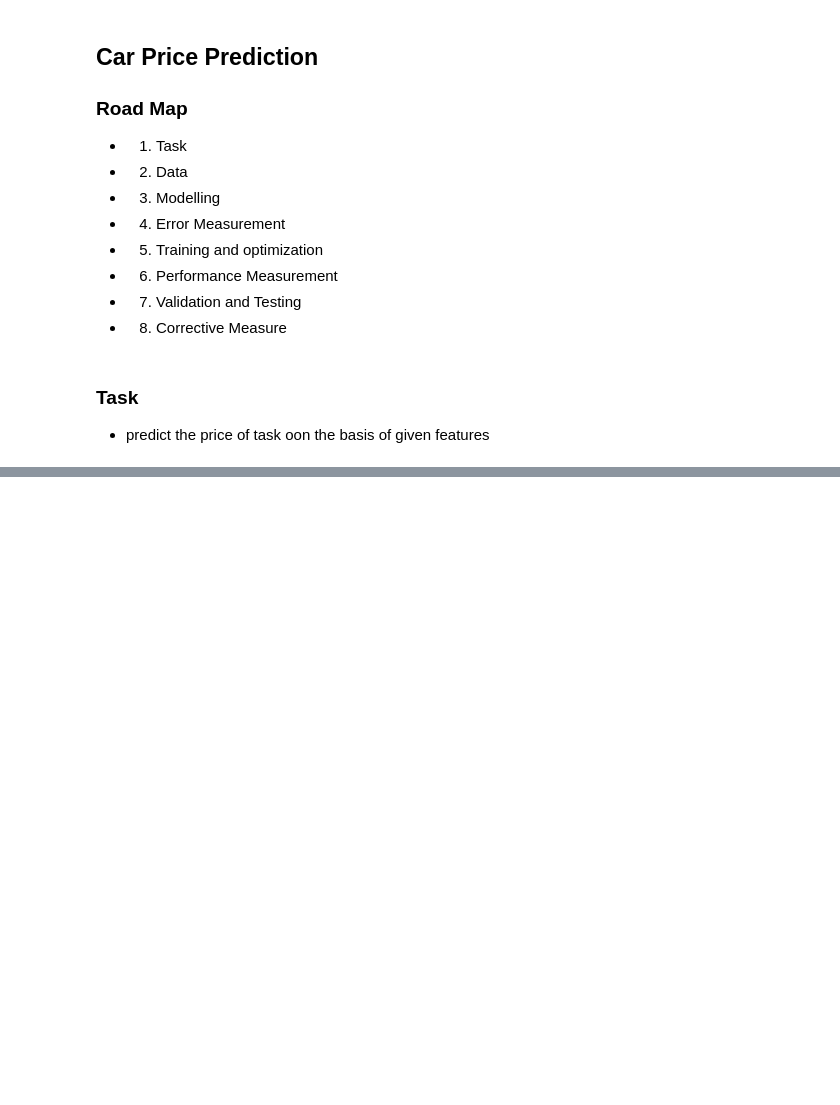
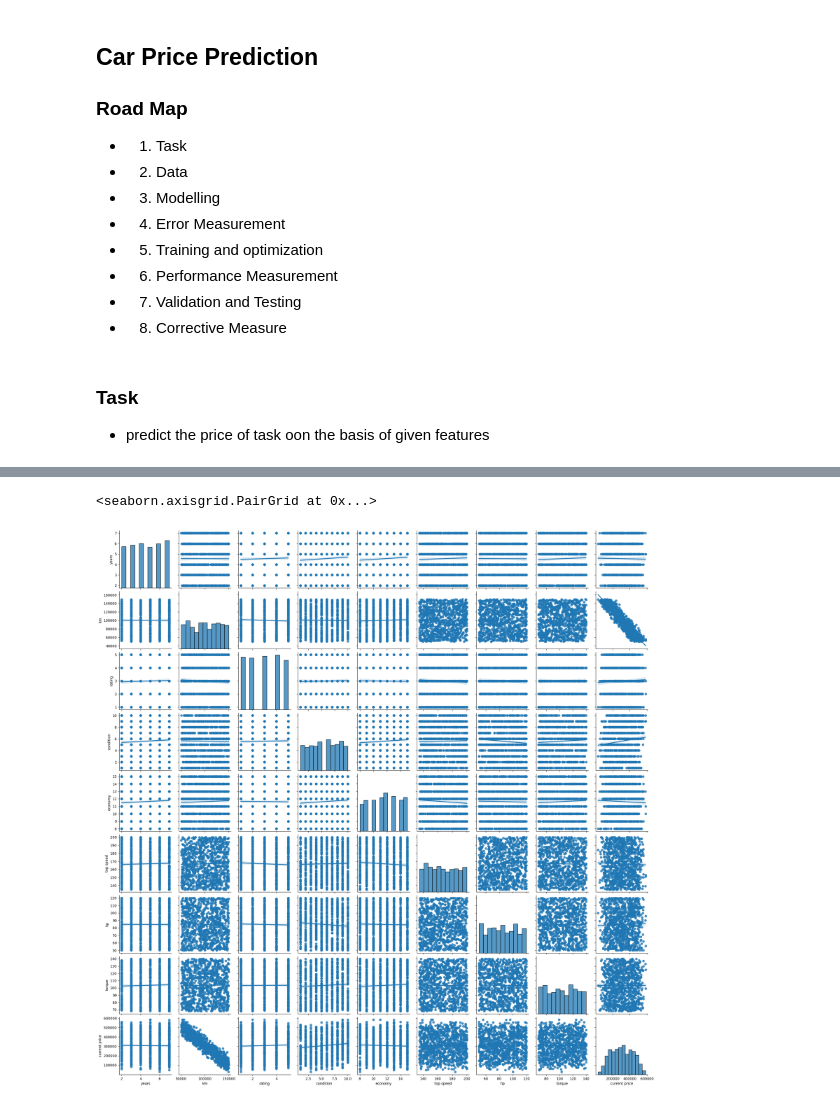
Before and after one commit to WajahatAliBasharat073/DailyTensorFlowVision, a Jupyter notebook: Projects/CarPricePrediction/CPP.ipynb, the cells around one changed output, grey strips where cells are left out. Saved outputs shown, nothing was run; the diff lists cells and outputs as text; code cells hidden in the pictures; blank space fills up the shorter version.

```diff
--- a/Projects/CarPricePrediction/CPP.ipynb
+++ b/Projects/CarPricePrediction/CPP.ipynb
@@ -42,0 +53,5 @@ df.head
+# %%
+sns.pairplot(df[["years","km","rating","condition","economy","top speed","hp","torque","current price"]],kind='reg')
+# %% [output]
+<seaborn.axisgrid.PairGrid at 0x...>
+[figure, added]
```
Also changed, not shown: parts of 20 cells of this notebook.
